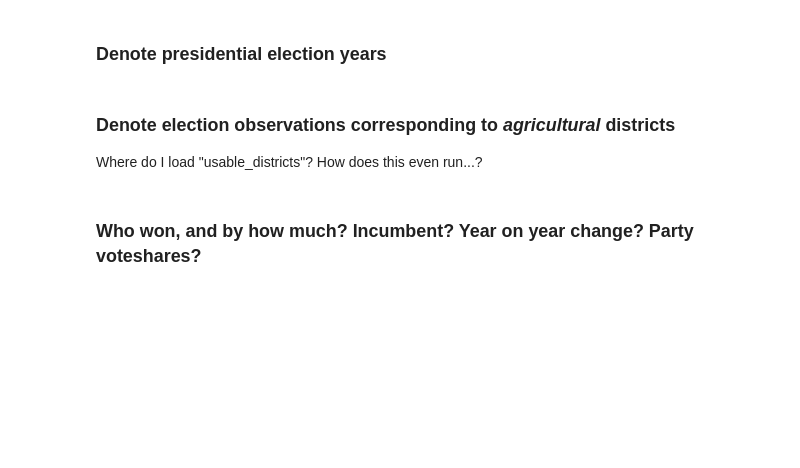
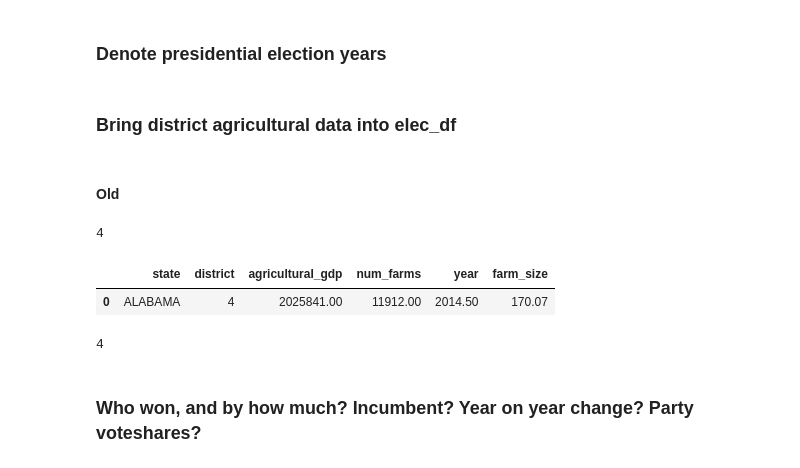
Before and after one commit to m-gaster/Droughts-and-US-Voting, a Jupyter notebook: Impact of Drought on US Voting.ipynb, the cells around one changed output. Drawn from its saved outputs; the diff is of its cells as text; code cells hidden in the pictures; blank space fills up the shorter version.

```diff
--- a/Impact of Drought on US Voting.ipynb
+++ b/Impact of Drought on US Voting.ipynb
@@ -95,0 +101,8 @@ del farm_census_2012, farm_census_2017
+# %%
+# temp_district = [x for x in farm_census['district']]
+# temp_district = [x.replace('AT LARGE', '0') for x in temp_district]
+# farm_census['district'] = temp_district
+
+farm_census['district'] = farm_census['district'].astype(str).replace('At Large', '0')
+
+farm_census['district'] = pd.to_numeric(farm_census['district'])
@@ -95,0 +111,2 @@ del farm_census_2012, farm_census_2017
+# %%
+farm_census = farm_census.groupby(['state', 'district']).mean().reset_index()
@@ -150,10 +183,23 @@ elec_df = elec_df[elec_df['runoff']!='TRUE']
 ### Denote presidential election years
 # %%
 elec_df['DPres'] = elec_df['year'] % 4 == 0
-# %% [markdown]
-### Denote election observations corresponding to *agricultural* districts
-
-Where do I load "usable_districts"? How does this even run...?
+# %% [markdown]
+### Bring district agricultural data into elec_df
+# %% [markdown]
+#### Old
+# %%
+farm_census['district'].iloc[0]
+# %% [output]
+4
+# %%
+farm_census[(farm_census['state']=='ALABAMA')]
+# %% [output]
+|  | state | district | agricultural_gdp | num_farms | year | farm_size |
+| 0 | ALABAMA | 4 | 2025841.00 | 11912.00 | 2014.50 | 170.07 |
+# %%
+farm_census[(farm_census['state']=='ALABAMA') & (farm_census['district']==4)]['district'].tolist()[0]
+# %% [output]
+4
 # %%
 # DENOTE WHETHER OR NOT IS A BIG AGRICULTURAL DISTRICT (that we have economic/agricultural data for)
 
```
Also changed, not shown: parts of 64 cells of this notebook.
